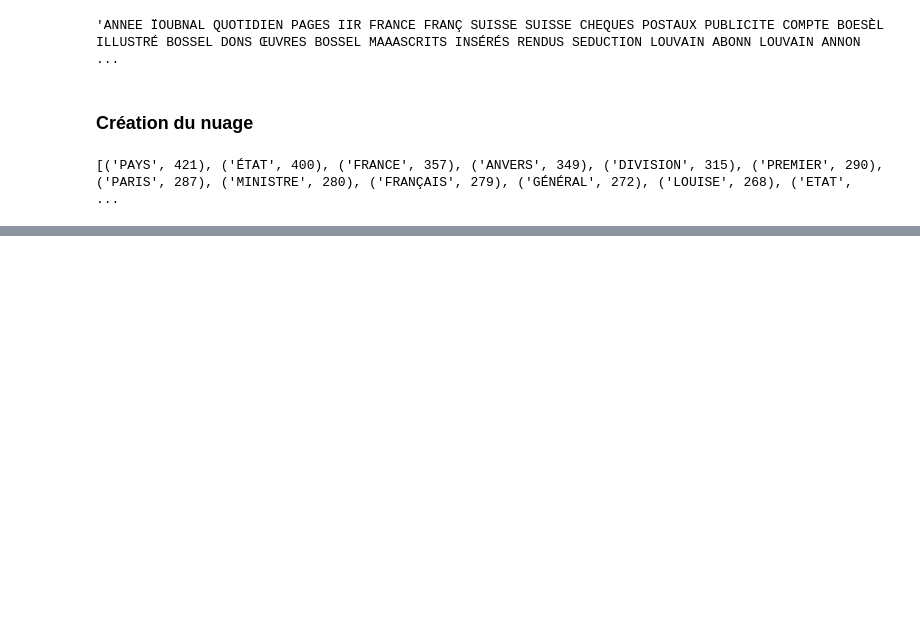
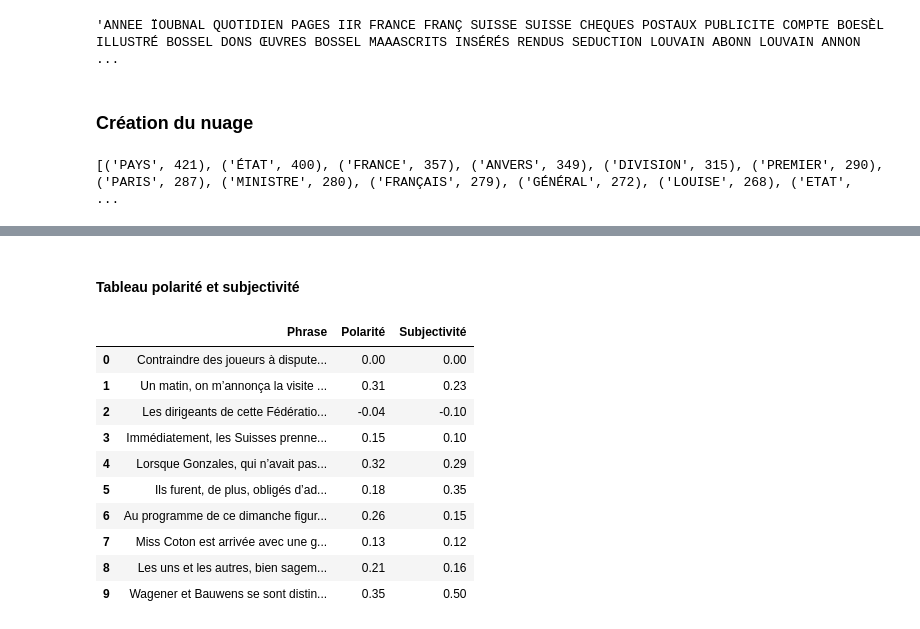
Before and after one commit to olivia-fa/tac, a Jupyter notebook: tps/tp2/tp2.ipynb, the cells around one changed output, grey strips where cells are left out. Cells and saved outputs as stored; diff of their text form; code cells hidden in the pictures; blank space fills up the shorter version.

```diff
--- a/tps/tp2/tp2.ipynb
+++ b/tps/tp2/tp2.ipynb
@@ -259,0 +277,7 @@ Image(filename=os.path.join(temp_path, f"{year}.png"))
+# %%
+# Tester sur un fichier
+text = open(os.path.join(txt_path, txts[0]), 'r', encoding='utf-8').read()
+doc = nlp(text)
+
+for ent in doc.ents[:15]:
+    print(f"{ent.text} ({ent.label_})")
@@ -259,0 +414,6 @@ Image(filename=os.path.join(temp_path, f"{year}.png"))
+# %%
+from textblob import Blobber
+from textblob_fr import PatternTagger, PatternAnalyzer
+import pandas as pd
+
+tb = Blobber(pos_tagger=PatternTagger(), analyzer=PatternAnalyzer())
@@ -259,0 +441,14 @@ Image(filename=os.path.join(temp_path, f"{year}.png"))
+# %%
+phrases = [
+    "Contraindre des joueurs à disputer un match inter national le 29 mai est un non-sens",
+    "Un matin, on m’annonça la visite d’une jeune femme de lettres dont j’appréciais le talent et le courage0",
+    "Les dirigeants de cette Fédération envisagent de présenter une liste séparée, aux prochaines élections",
+    "Immédiatement, les Suisses prennent un net avantage et passent aux 1,000 mètres en 3 .m 20 s, pour finalement battre tes Norvégiens de 2 1/2 longueurs",
+    "Lorsque Gonzales, qui n’avait pas perdu un set en ses trois premiers matches, s’adjugea facilement le premier de la rencontre de ce jour, on crut à une nouvelle victoire facile de sa part",
+    "Ils furent, de plus, obligés d’admettre l’organisation de plusieurs réunions importantes au cours de la même journée",
+    "Au programme de ce dimanche figurent plusieurs épreuves qui toutes promettent d'obtenir un grand succès",
+    "Miss Coton est arrivée avec une garde-robe complète — en coton, bien entendu —, comprenant manteau de velours côtelé, robes et chapeaux de cotonnade",
+    "Les uns et les autres, bien sagement assis aux premières places de la grande salle du Lycée français, boulevard Poincaré, où avait lieu la fête, formaient un groupe charmant",
+    "Wagener et Bauwens se sont distingués dans l’Octuor de Mendelssohn où la partie de premier violon spécialement est traitée en virtuose"
+]
+len(phrases)
@@ -259,0 +461,4 @@ Image(filename=os.path.join(temp_path, f"{year}.png"))
+# %%
+for p in phrases:
+    get_sentiment(p)
+    print()
@@ -259,0 +485,26 @@ Image(filename=os.path.join(temp_path, f"{year}.png"))
+# %% [markdown]
+#### Tableau polarité et subjectivité
+# %%
+resultats = []
+for p in phrases:
+    polarity, subjectivity = tb(p).sentiment
+    resultats.append({
+        "Phrase": p,
+        "Polarité": round(polarity, 2),
+        "Subjectivité": round(subjectivity, 2),
+    })
+
+df = pd.DataFrame(resultats)
+df
+# %% [output]
+|  | Phrase | Polarité | Subjectivité |
+| 0 | Contraindre des joueurs à dispute... | 0.00 | 0.00 |
+| 1 | Un matin, on m’annonça la visite ... | 0.31 | 0.23 |
+| 2 | Les dirigeants de cette Fédératio... | -0.04 | -0.10 |
+| 3 | Immédiatement, les Suisses prenne... | 0.15 | 0.10 |
+| 4 | Lorsque Gonzales, qui n’avait pas... | 0.32 | 0.29 |
+| 5 | Ils furent, de plus, obligés d’ad... | 0.18 | 0.35 |
+| 6 | Au programme de ce dimanche figur... | 0.26 | 0.15 |
+| 7 | Miss Coton est arrivée avec une g... | 0.13 | 0.12 |
+| 8 | Les uns et les autres, bien sagem... | 0.21 | 0.16 |
+| 9 | Wagener et Bauwens se sont distin... | 0.35 | 0.50 |
```
Also changed, not shown: parts of 30 cells of this notebook.
